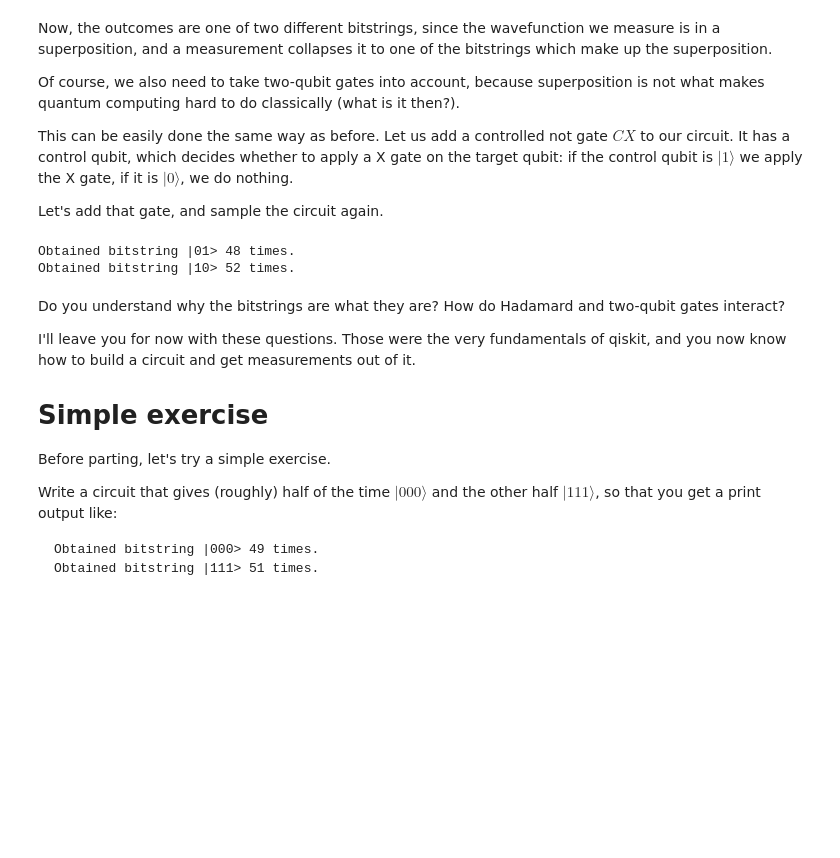
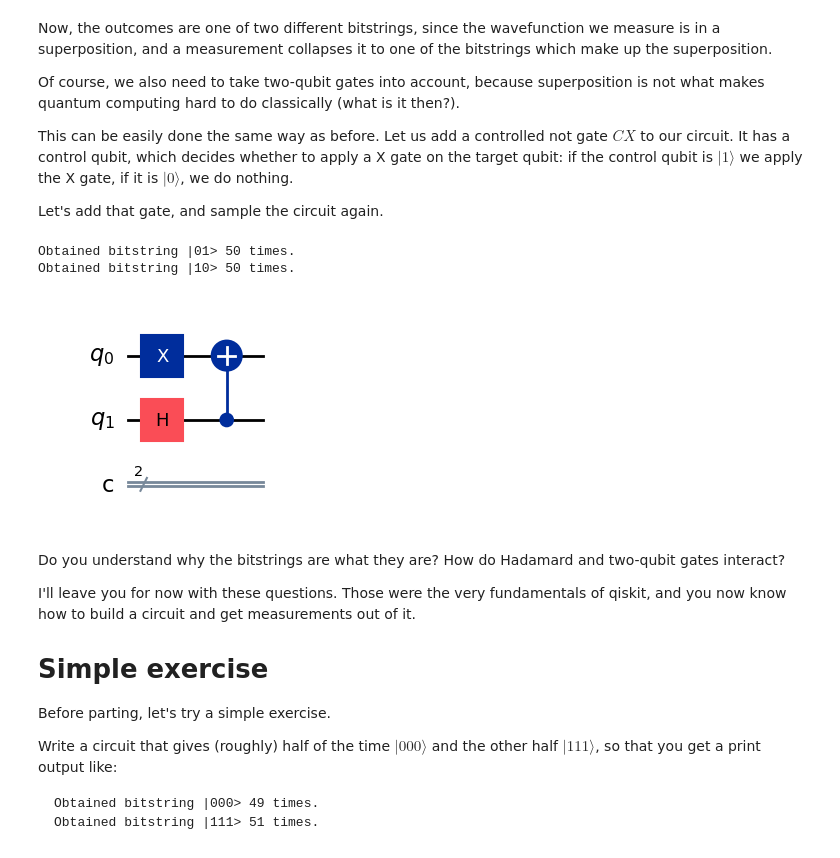
Before and after one commit to lmarti-dev/qiskit-tutorials, a Jupyter notebook: notebooks/01_basics.ipynb, the cells around one changed output. Cells and saved outputs as stored; diff of their text form; code cells hidden in the pictures; blank space fills up the shorter version.

```diff
--- a/notebooks/01_basics.ipynb
+++ b/notebooks/01_basics.ipynb
@@ -120,19 +128,25 @@ This can be easily done the same way as before. Let us add a controlled not gate
 
 Let's add that gate, and sample the circuit again.
 # %%
-
-# add a CX gate
+circuit = QuantumCircuit(n_qubits,n_classical_bits)
+# add X to qubit 0
+circuit.x(0)
+# add H to qubit 1
+circuit.h(1)
+# add a CX gate controlled by qubit 1
 control_qubit = 1
 target_qubit = 0
 circuit.cx(control_qubit,target_qubit)
 
 # sample circuit again
-n_samples = 100
-outcomes = sample_circuit(circuit,n_samples)
+n_shots = 100
+outcomes = sample_circuit(circuit,n_shots)
 print_outcomes(outcomes)
+circuit.draw(output="mpl")
 # %% [output]
-Obtained bitstring |01> 48 times.
-Obtained bitstring |10> 52 times.
+Obtained bitstring |01> 50 times.
+Obtained bitstring |10> 50 times.
+[figure, added]
 # %% [markdown]
 Do you understand why the bitstrings are what they are? How do Hadamard and two-qubit gates interact?
 
```
Also changed, not shown: parts of 14 cells of this notebook, 3 other files.
